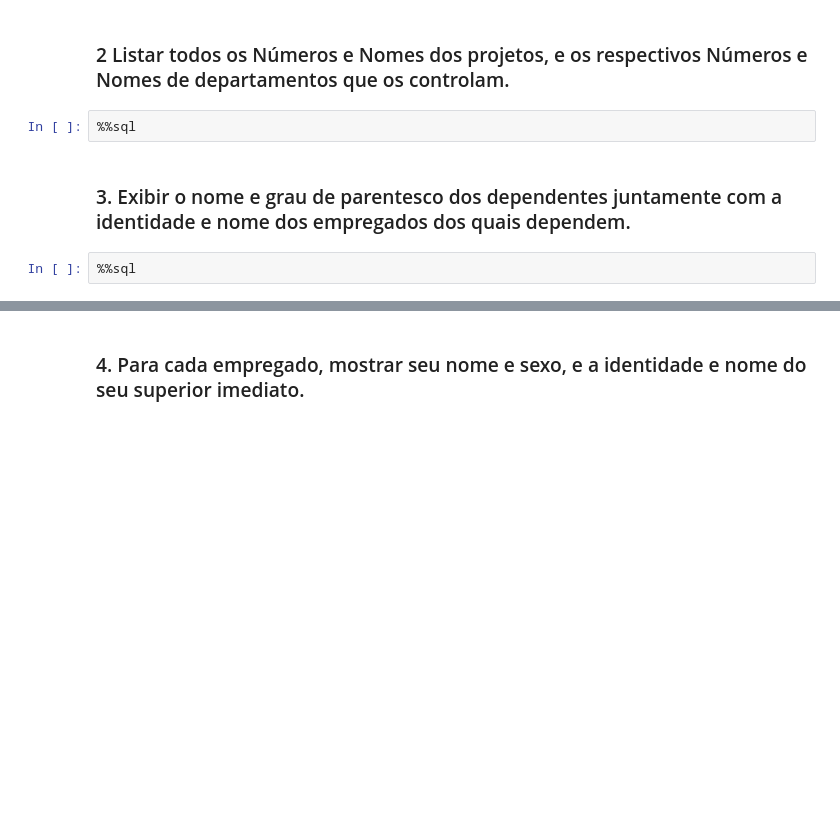
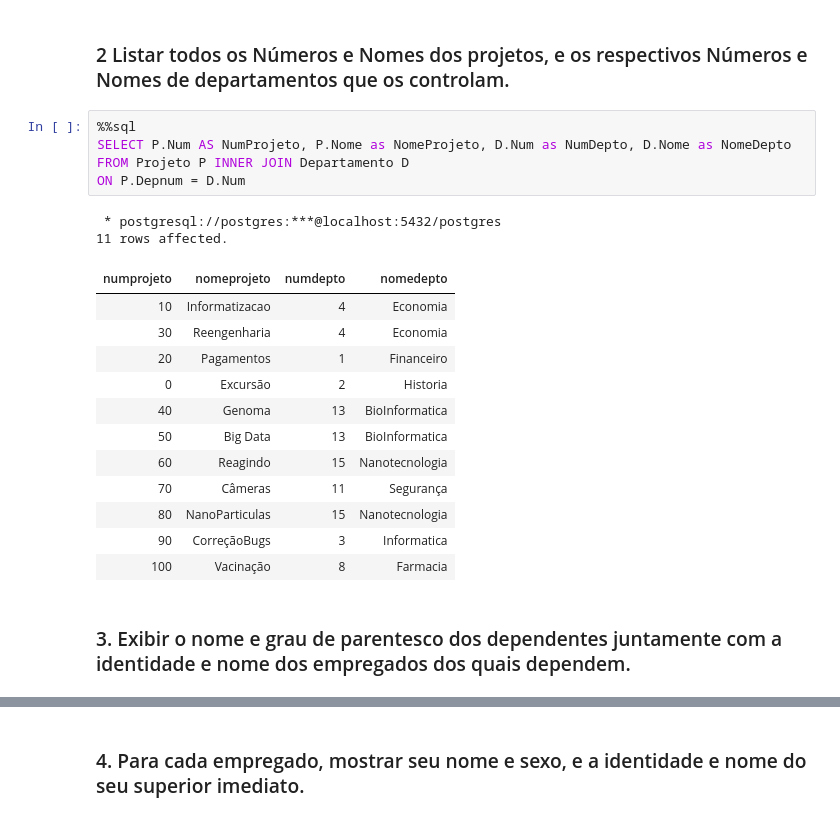
Before and after one commit to PajeSystems/PUC.MVP, a Jupyter notebook: Exercício_Boaz_BD_Aula3.ipynb, the cells around one changed output, grey strips where cells are left out. Cells and saved outputs as stored; diff of their text form; blank space fills up the shorter version.

```diff
--- a/Exercício_Boaz_BD_Aula3.ipynb
+++ b/Exercício_Boaz_BD_Aula3.ipynb
@@ -111,8 +157,24 @@ WHERE  depnum in (SELECT num
 # %% [markdown]
 ### 2 Listar todos os Números e Nomes dos projetos, e os respectivos Números e Nomes de departamentos que os controlam.
-# %%
-%%sql
+# %%
+%%sql
+SELECT P.Num AS NumProjeto, P.Nome as NomeProjeto, D.Num as NumDepto, D.Nome as NomeDepto
+FROM Projeto P INNER JOIN Departamento D
+ON P.Depnum = D.Num
+# %% [output]
+ * postgresql://postgres:***@localhost:5432/postgres
+11 rows affected.
+| numprojeto | nomeprojeto | numdepto | nomedepto |
+| 10 | Informatizacao | 4 | Economia |
+| 30 | Reengenharia | 4 | Economia |
+| 20 | Pagamentos | 1 | Financeiro |
+| 0 | Excursão | 2 | Historia |
+| 40 | Genoma | 13 | BioInformatica |
+| 50 | Big Data | 13 | BioInformatica |
+| 60 | Reagindo | 15 | Nanotecnologia |
+| 70 | Câmeras | 11 | Segurança |
+| 80 | NanoParticulas | 15 | Nanotecnologia |
+| 90 | CorreçãoBugs | 3 | Informatica |
+| 100 | Vacinação | 8 | Farmacia |
 # %% [markdown]
 ### 3. Exibir o nome e grau de parentesco dos dependentes juntamente com a identidade e nome dos empregados dos quais dependem.
-# %%
-%%sql
```
Also changed, not shown: parts of 33 cells of this notebook.
